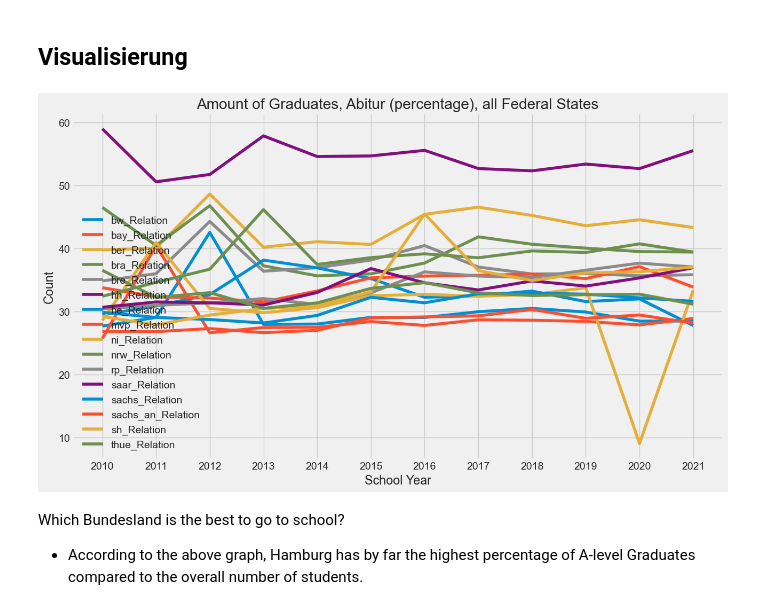
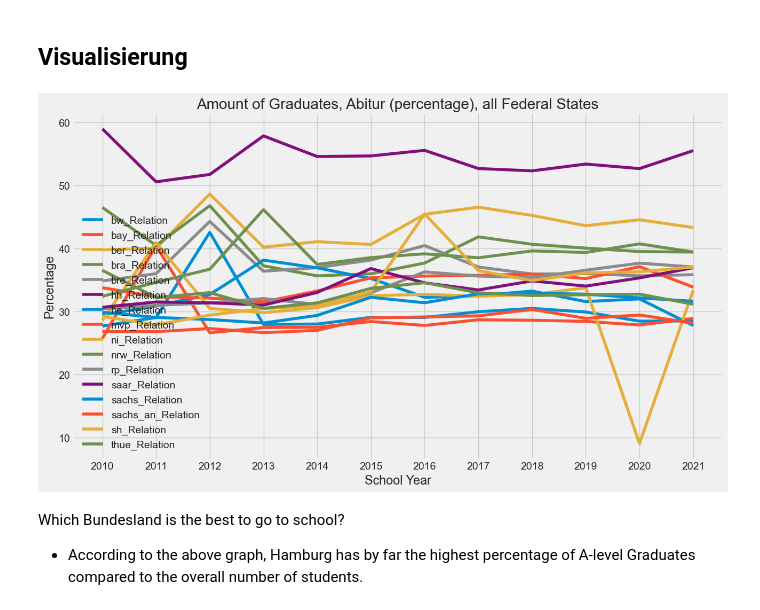
Before and after one commit to Stargazer-ger/capstone_project_hh_23_1, a Jupyter notebook: eda_schulform_gender.ipynb, the cells around one changed output. Saved outputs shown, nothing was run; the diff lists cells and outputs as text; code cells hidden in the pictures.

```diff
--- a/eda_schulform_gender.ipynb
+++ b/eda_schulform_gender.ipynb
@@ -439,18 +464,18 @@ df_abitur_relativ_merged.to_csv("abitur_graduates_percentage_all_states", encodi
 # %%
 plt.figure(figsize=(14, 8))
 plt.style.use('seaborn-whitegrid')
 plt.style.use('fivethirtyeight')
 
 plt.plot(df_abitur_relativ_merged)
 
 plt.title("Amount of Graduates, Abitur (percentage), all Federal States")
 plt.legend(df_abitur_relativ_merged)
 plt.xlabel("School Year")
-plt.ylabel('Count')
+plt.ylabel('Percentage')
 plt.tick_params(axis='x', rotation=0)
 plt.show()
 # %% [output]
-[figure, old version]
+[figure, new version]
 # %% [markdown]
 Which Bundesland is the best to go to school?
 
```
Also changed, not shown: parts of 58 cells of this notebook, 7 other files.
